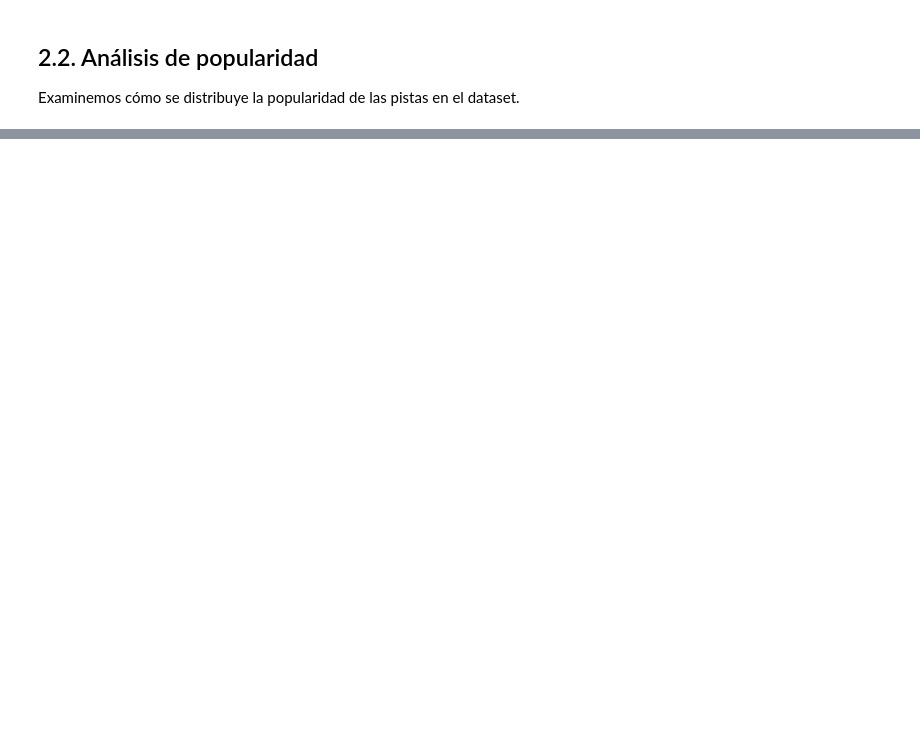
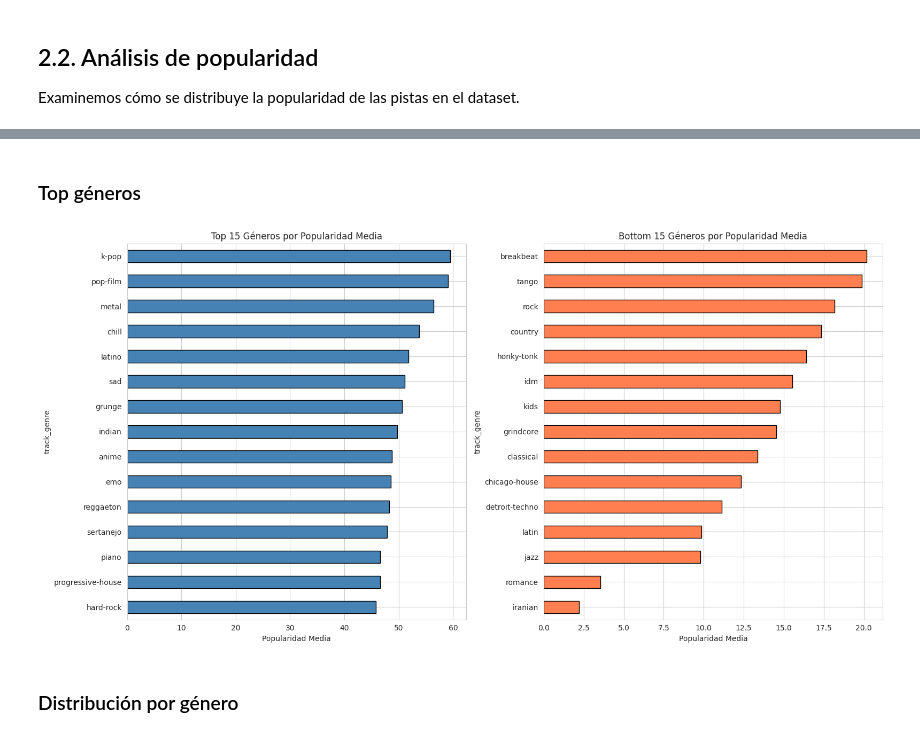
Before and after one commit to thisisrober/data-analysis-spotify-tracks, a Jupyter notebook: notebooks/analysis-es.ipynb, the cells around one changed output, grey strips where cells are left out. Cells and saved outputs as stored; diff of their text form; code cells hidden in the pictures; blank space fills up the shorter version.

```diff
--- a/notebooks/analysis-es.ipynb
+++ b/notebooks/analysis-es.ipynb
@@ -228,0 +300,33 @@ Name: popularity, dtype: float64
+# %% [markdown]
+### Top géneros
+# %%
+# Popularidad media por género
+genre_popularity = df.groupby('track_genre')['popularity'].agg(['mean', 'median', 'count'])
+genre_popularity.columns = ['media', 'mediana', 'cantidad']
+genre_popularity = genre_popularity.sort_values('media', ascending=False)
+
+# Top 15 géneros más populares
+fig, axes = plt.subplots(1, 2, figsize=(16, 8))
+
+# Top 15
+genre_popularity['media'].head(15).plot(
+    kind='barh', ax=axes[0], color='steelblue', edgecolor='black'
+)
+axes[0].set_title('Top 15 Géneros por Popularidad Media')
+axes[0].set_xlabel('Popularidad Media')
+axes[0].invert_yaxis()
+
+# Bottom 15
+genre_popularity['media'].tail(15).plot(
+    kind='barh', ax=axes[1], color='coral', edgecolor='black'
+)
+axes[1].set_title('Bottom 15 Géneros por Popularidad Media')
+axes[1].set_xlabel('Popularidad Media')
+axes[1].invert_yaxis()
+
+plt.tight_layout()
+plt.show()
+# %% [output]
+[figure, added]
+# %% [markdown]
+### Distribución por género
```
Also changed, not shown: parts of 49 cells of this notebook.
